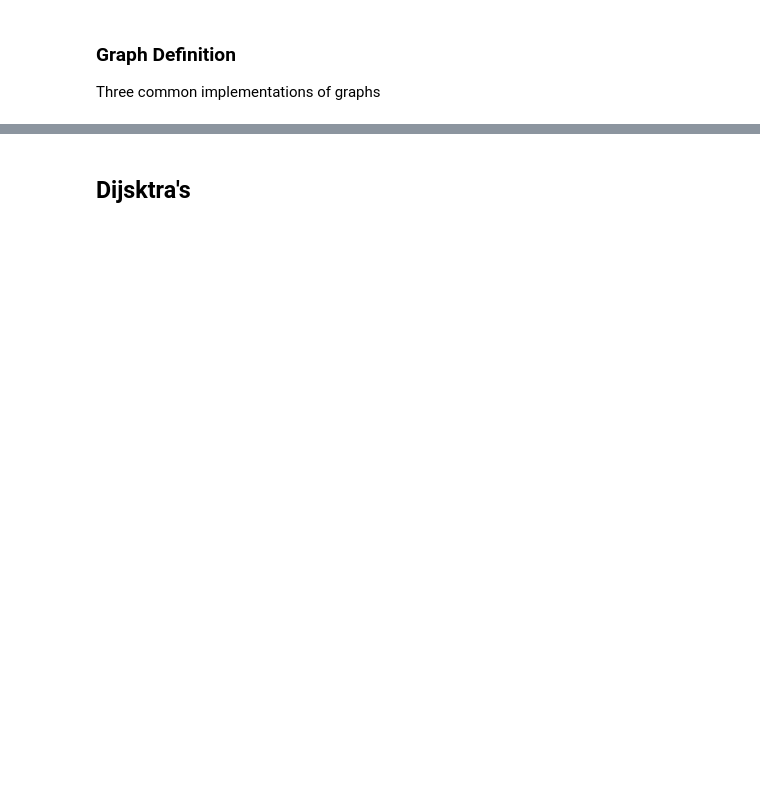
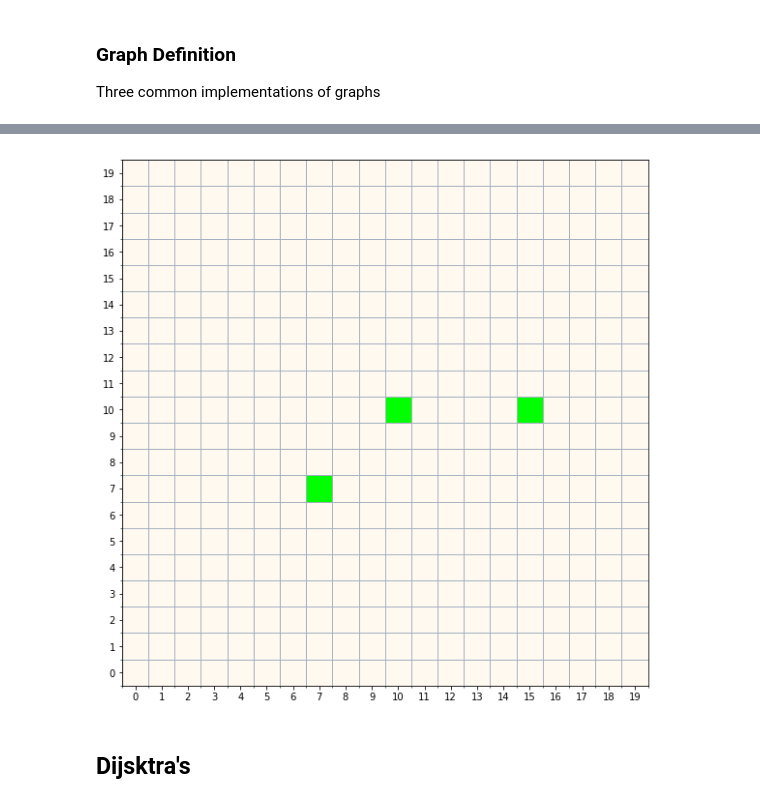
Before and after one commit to blakelockley/search-algos, a Jupyter notebook: Path Finding.ipynb, the cells around one changed output, grey strips where cells are left out. Drawn from its saved outputs; the diff is of its cells as text; code cells hidden in the pictures; blank space fills up the shorter version.

```diff
--- a/Path Finding.ipynb
+++ b/Path Finding.ipynb
@@ -150,25 +144,3 @@ cost: 25.400000000000002
 ### Graph Definition ###
 
 Three common implementations of graphs
-# %%
-from collections import defaultdict
-
-class Graph:
-    def __init__(self):
-        self.edges = defaultdict(list)
-
-    def add_edge(self, v1, v2, weight):
-        self.edges[v1].append((v2, weight))
-        self.edges[v2].append((v1, weight))
-
-
-g = Graph()
-g.add_edge(1, 2, 7)
-g.add_edge(1, 3, 9)
-g.add_edge(1, 6, 14)
-g.add_edge(2, 3, 10)
-g.add_edge(2, 4, 15)
-g.add_edge(3, 4, 11)
-g.add_edge(3, 6, 2)
-g.add_edge(4, 5, 6)
-g.add_edge(5, 6, 9)
@@ -175,3 +197,14 @@ g.add_edge(5, 6, 9)
+# %%
+import importlib
+import utilities
+
+importlib.reload(utilities.grid)
+
+from utilities.grid import show_graph
+
+show_graph(g.edges)
+# %% [output]
+[figure, added]
 # %% [markdown]
 ## Dijsktra's ##
 # %%
```
Also changed, not shown: parts of 4 cells of this notebook, 1 other file.
